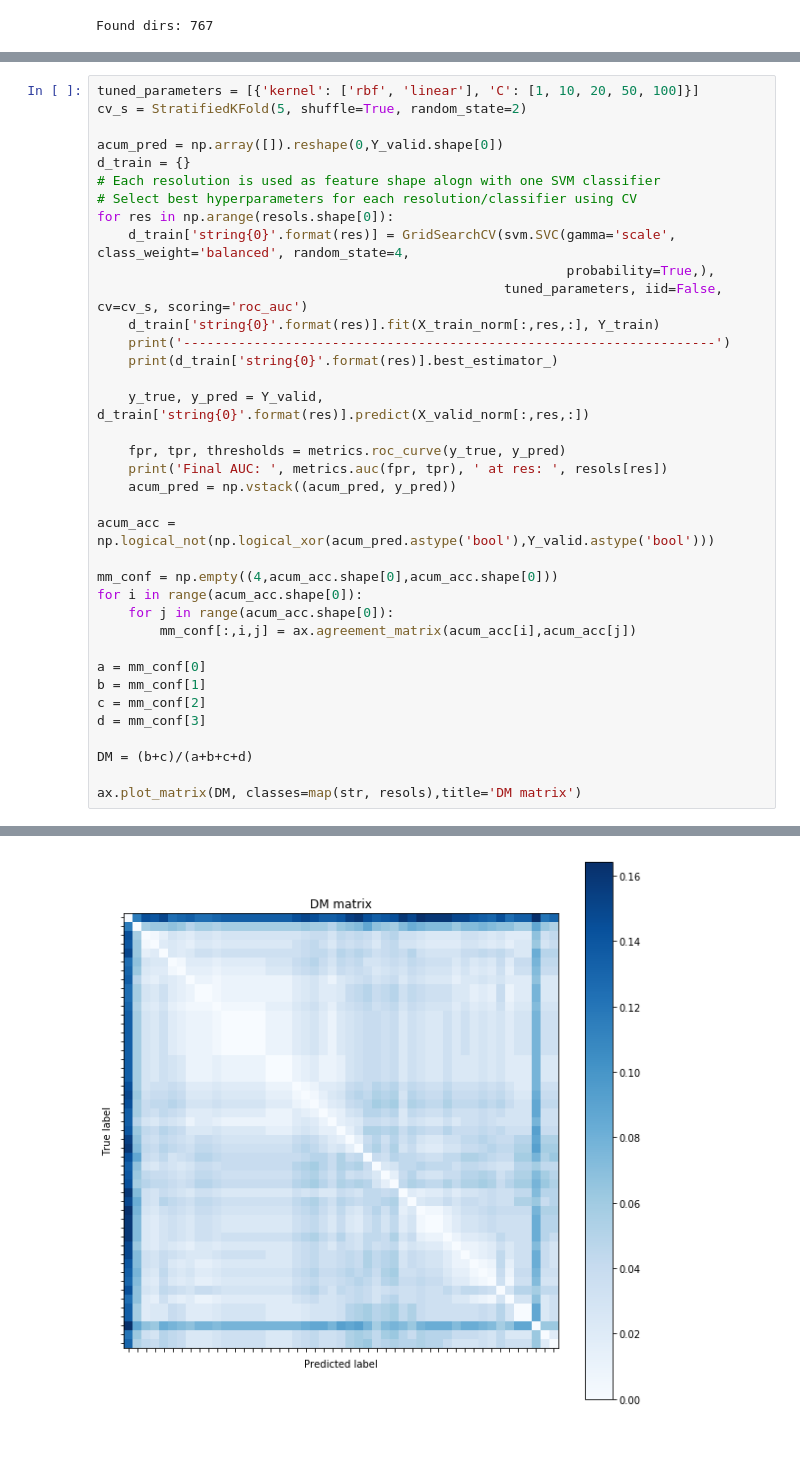
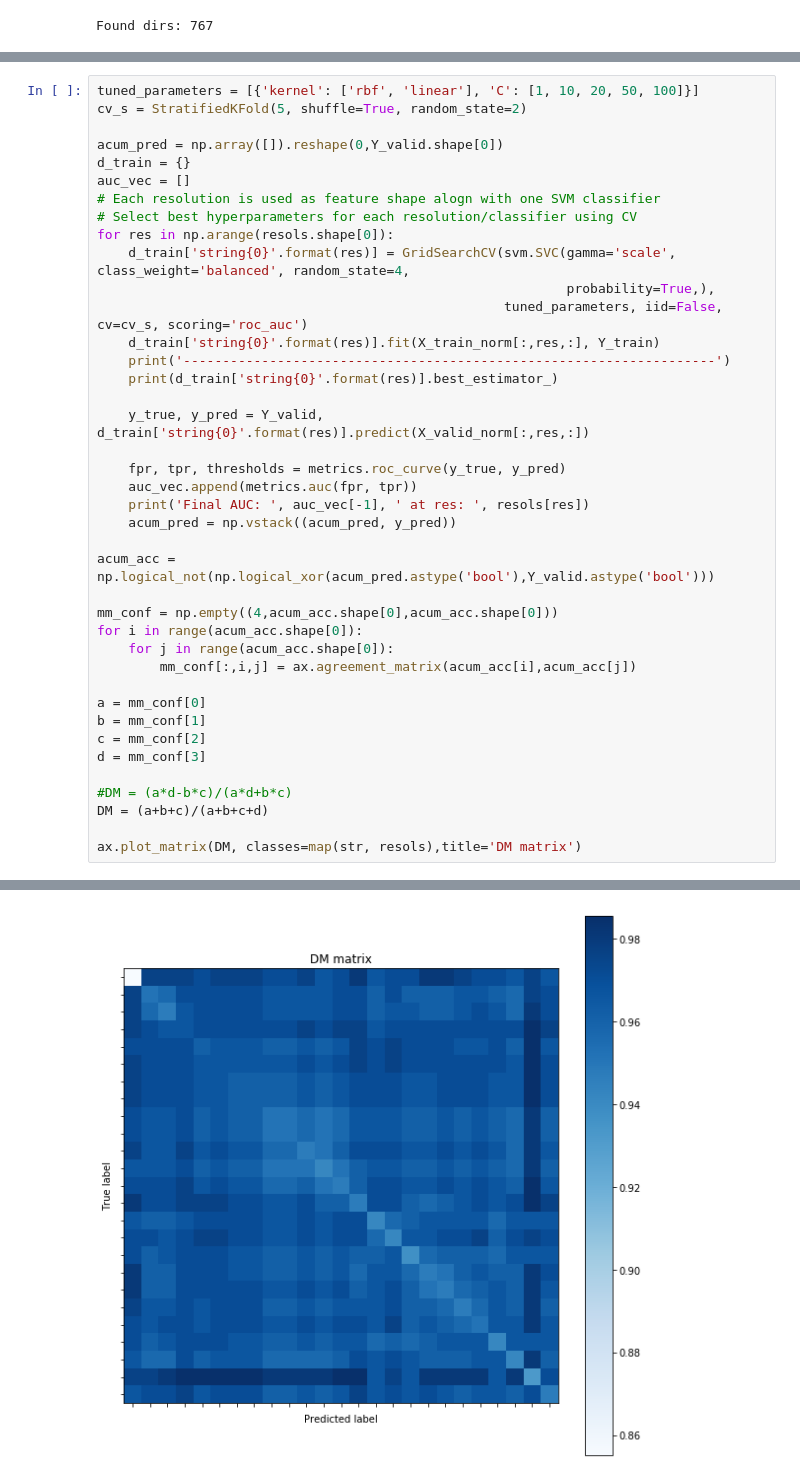
Before and after one commit to saramirthis/CC_seg_clas, a Jupyter notebook: main.ipynb, the cells around one changed output, grey strips where cells are left out. Saved outputs shown, nothing was run; the diff lists cells and outputs as text; blank space fills up the shorter version.

Commit message:
Reduce No resolutions, change measure, put accuracy threshold

```diff
--- a/main.ipynb
+++ b/main.ipynb
@@ -140,6 +141,7 @@ cv_s = StratifiedKFold(5, shuffle=True, random_state=2)
 
 acum_pred = np.array([]).reshape(0,Y_valid.shape[0])
 d_train = {}
+auc_vec = []
 # Each resolution is used as feature shape alogn with one SVM classifier
 # Select best hyperparameters for each resolution/classifier using CV
 for res in np.arange(resols.shape[0]):
@@ -153,7 +155,8 @@ for res in np.arange(resols.shape[0]):
     y_true, y_pred = Y_valid, d_train['string{0}'.format(res)].predict(X_valid_norm[:,res,:])
 
     fpr, tpr, thresholds = metrics.roc_curve(y_true, y_pred)
-    print('Final AUC: ', metrics.auc(fpr, tpr), ' at res: ', resols[res])
+    auc_vec.append(metrics.auc(fpr, tpr))
+    print('Final AUC: ', auc_vec[-1], ' at res: ', resols[res])
     acum_pred = np.vstack((acum_pred, y_pred))
 
 acum_acc = np.logical_not(np.logical_xor(acum_pred.astype('bool'),Y_valid.astype('bool')))
@@ -168,7 +171,8 @@ b = mm_conf[1]
 c = mm_conf[2]
 d = mm_conf[3]
 
-DM = (b+c)/(a+b+c+d)
+#DM = (a*d-b*c)/(a*d+b*c)
+DM = (a+b+c)/(a+b+c+d)
 
 ax.plot_matrix(DM, classes=map(str, resols),title='DM matrix')
 # %% [output]
@@ -192 +196 @@ Final AUC:  0.9410916778781471  at res:  0.49
-[figure, old version]
+[figure, new version]
```
Also changed, not shown: parts of 12 cells of this notebook, 1 other file.
